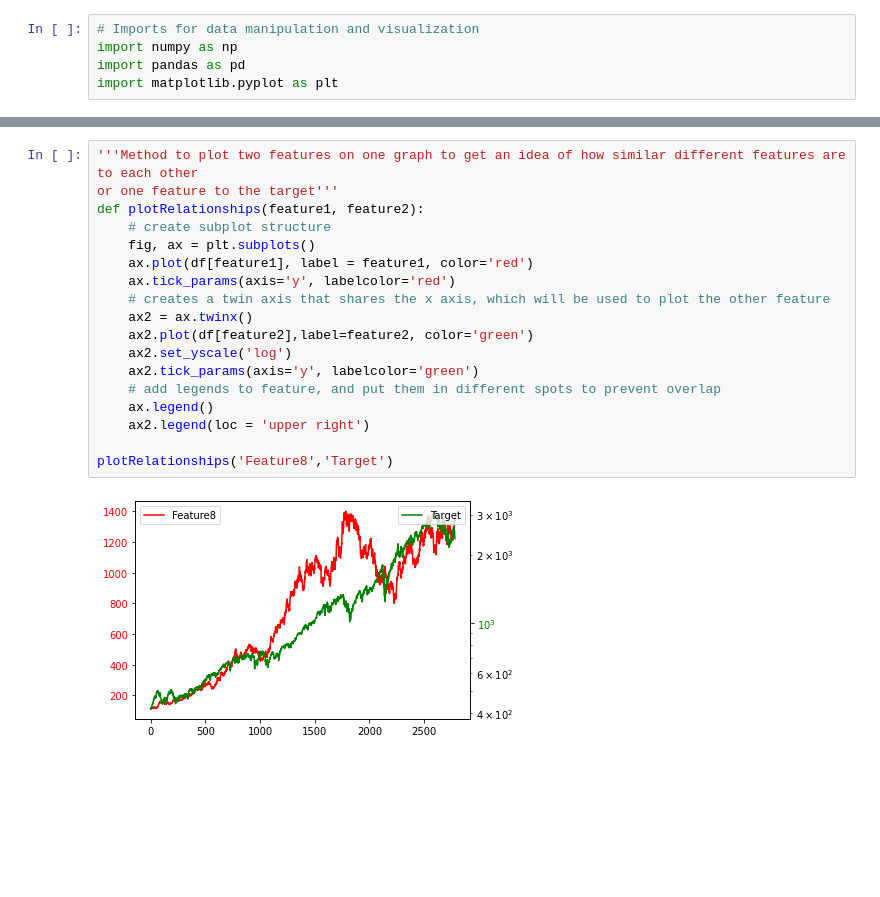
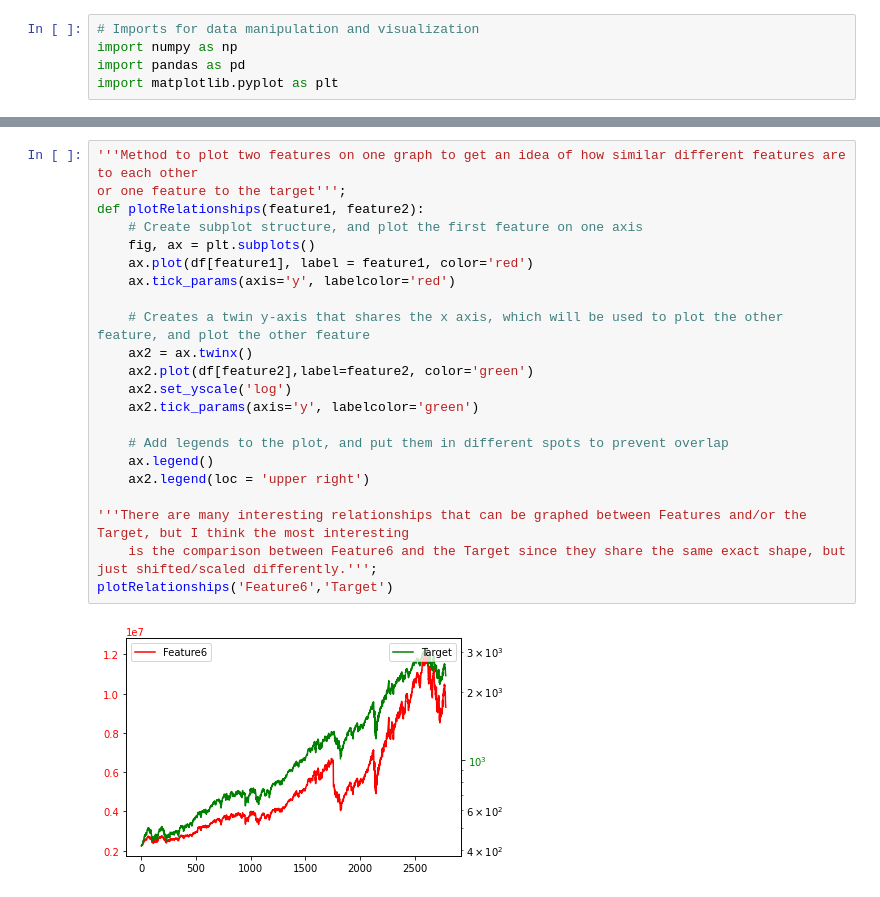
Before and after one commit to ZakariyyaScavotto/SSMIF-Fall-2022-Coding-Challenge, a Jupyter notebook: ml.ipynb, the cells around one changed output, grey strips where cells are left out. Drawn from its saved outputs; the diff is of its cells as text; blank space fills up the shorter version.

```diff
--- a/ml.ipynb
+++ b/ml.ipynb
@@ -43,22 +49,26 @@ plotFeature('Target')
 [figure]
 # %%
 '''Method to plot two features on one graph to get an idea of how similar different features are to each other
-or one feature to the target'''
+or one feature to the target''';
 def plotRelationships(feature1, feature2):
-    # create subplot structure
+    # Create subplot structure, and plot the first feature on one axis
     fig, ax = plt.subplots()
     ax.plot(df[feature1], label = feature1, color='red')
     ax.tick_params(axis='y', labelcolor='red')
-    # creates a twin axis that shares the x axis, which will be used to plot the other feature
+
+    # Creates a twin y-axis that shares the x axis, which will be used to plot the other feature, and plot the other feature
     ax2 = ax.twinx()
     ax2.plot(df[feature2],label=feature2, color='green')
     ax2.set_yscale('log')
     ax2.tick_params(axis='y', labelcolor='green')
-    # add legends to feature, and put them in different spots to prevent overlap
+
+    # Add legends to the plot, and put them in different spots to prevent overlap
     ax.legend()
     ax2.legend(loc = 'upper right')
 
-plotRelationships('Feature8','Target')
+'''There are many interesting relationships that can be graphed between Features and/or the Target, but I think the most interesting
+    is the comparison between Feature6 and the Target since they share the same exact shape, but just shifted/scaled differently.''';
+plotRelationships('Feature6','Target')
 # %% [output]
-[figure, old version]
+[figure, new version]
 # %%
```
Also changed, not shown: parts of 22 cells of this notebook, 1 other file.
